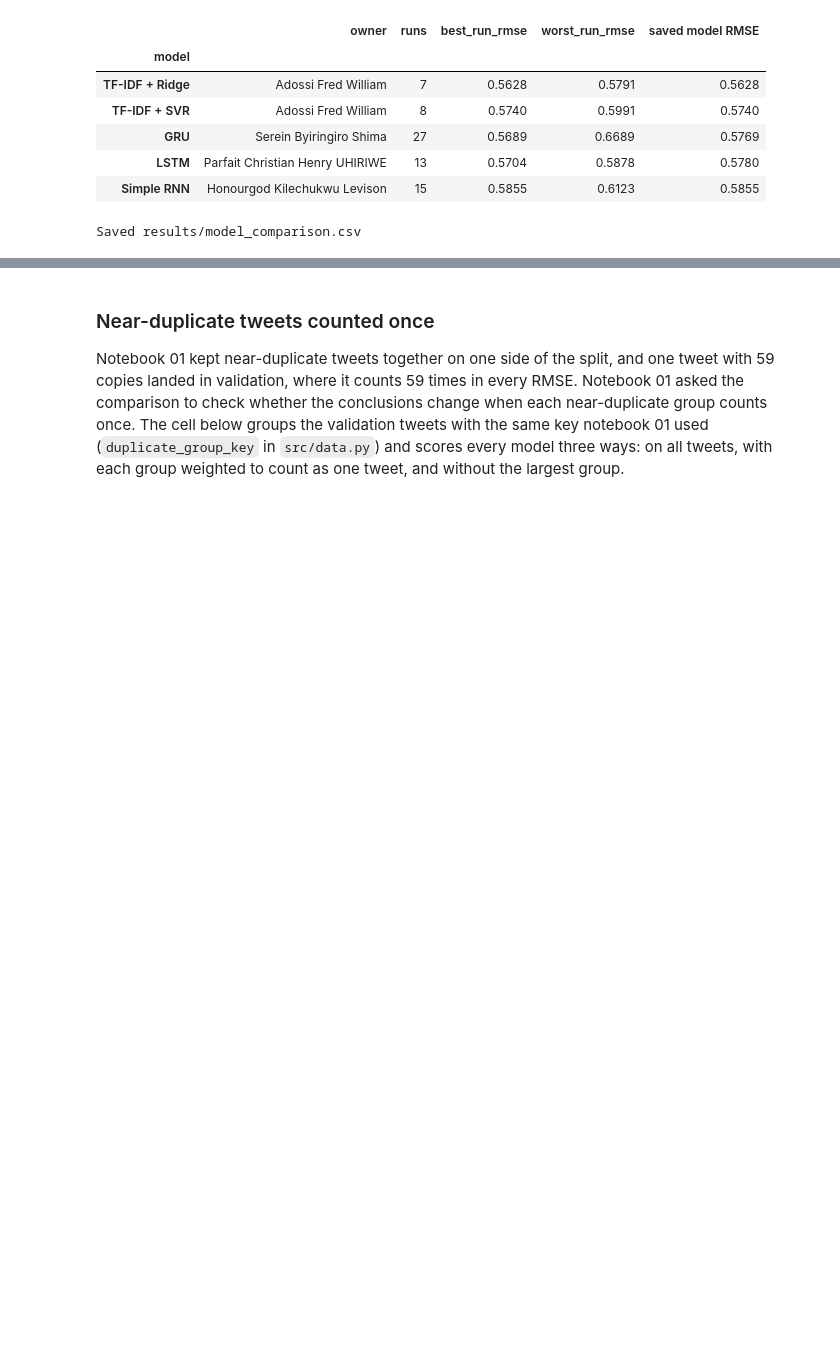
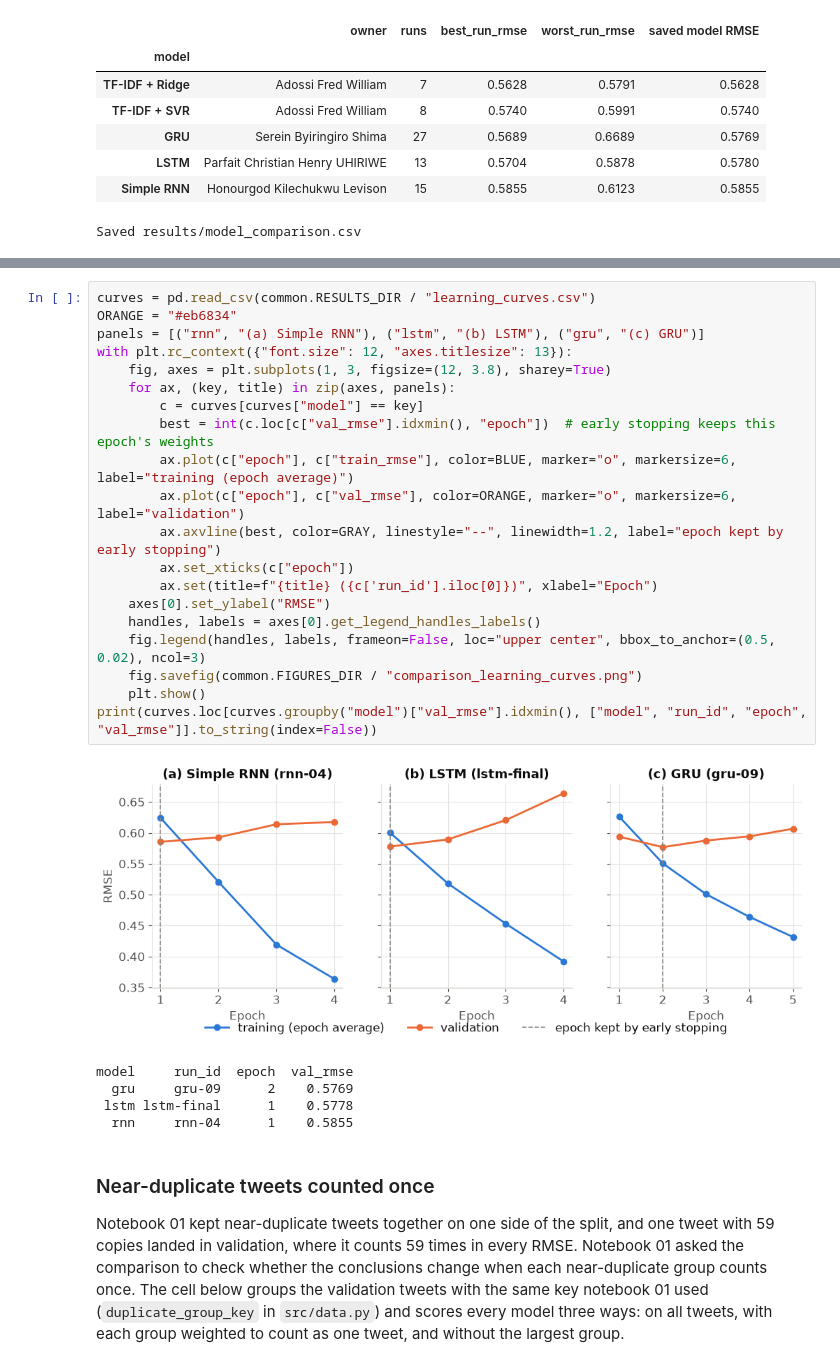
Before and after one commit to Adossi-design/vaccine-sentiment-sequential-models, a Jupyter notebook: notebooks/05_model_comparison_and_error_analysis.ipynb, the cells around one changed output, grey strips where cells are left out. Cells and saved outputs as stored; diff of their text form; blank space fills up the shorter version.

```diff
--- a/notebooks/05_model_comparison_and_error_analysis.ipynb
+++ b/notebooks/05_model_comparison_and_error_analysis.ipynb
@@ -669,3 +673,29 @@ Each recurrent notebook saved the seed-42 run of the configuration its own rule
+# %%
+curves = pd.read_csv(common.RESULTS_DIR / "learning_curves.csv")
+ORANGE = "#eb6834"
+panels = [("rnn", "(a) Simple RNN"), ("lstm", "(b) LSTM"), ("gru", "(c) GRU")]
+with plt.rc_context({"font.size": 12, "axes.titlesize": 13}):
+    fig, axes = plt.subplots(1, 3, figsize=(12, 3.8), sharey=True)
+    for ax, (key, title) in zip(axes, panels):
+        c = curves[curves["model"] == key]
+        best = int(c.loc[c["val_rmse"].idxmin(), "epoch"])  # early stopping keeps this epoch's weights
+        ax.plot(c["epoch"], c["train_rmse"], color=BLUE, marker="o", markersize=6, label="training (epoch average)")
+        ax.plot(c["epoch"], c["val_rmse"], color=ORANGE, marker="o", markersize=6, label="validation")
+        ax.axvline(best, color=GRAY, linestyle="--", linewidth=1.2, label="epoch kept by early stopping")
+        ax.set_xticks(c["epoch"])
+        ax.set(title=f"{title} ({c['run_id'].iloc[0]})", xlabel="Epoch")
+    axes[0].set_ylabel("RMSE")
+    handles, labels = axes[0].get_legend_handles_labels()
+    fig.legend(handles, labels, frameon=False, loc="upper center", bbox_to_anchor=(0.5, 0.02), ncol=3)
+    fig.savefig(common.FIGURES_DIR / "comparison_learning_curves.png")
+    plt.show()
+print(curves.loc[curves.groupby("model")["val_rmse"].idxmin(), ["model", "run_id", "epoch", "val_rmse"]].to_string(index=False))
+# %% [output]
+[figure, added]
+model     run_id  epoch  val_rmse
+  gru     gru-09      2    0.5769
+ lstm lstm-final      1    0.5778
+  rnn     rnn-04      1    0.5855
 # %% [markdown]
 ### Near-duplicate tweets counted once
 
```
Also changed, not shown: parts of 2 cells of this notebook, 3 other files.
